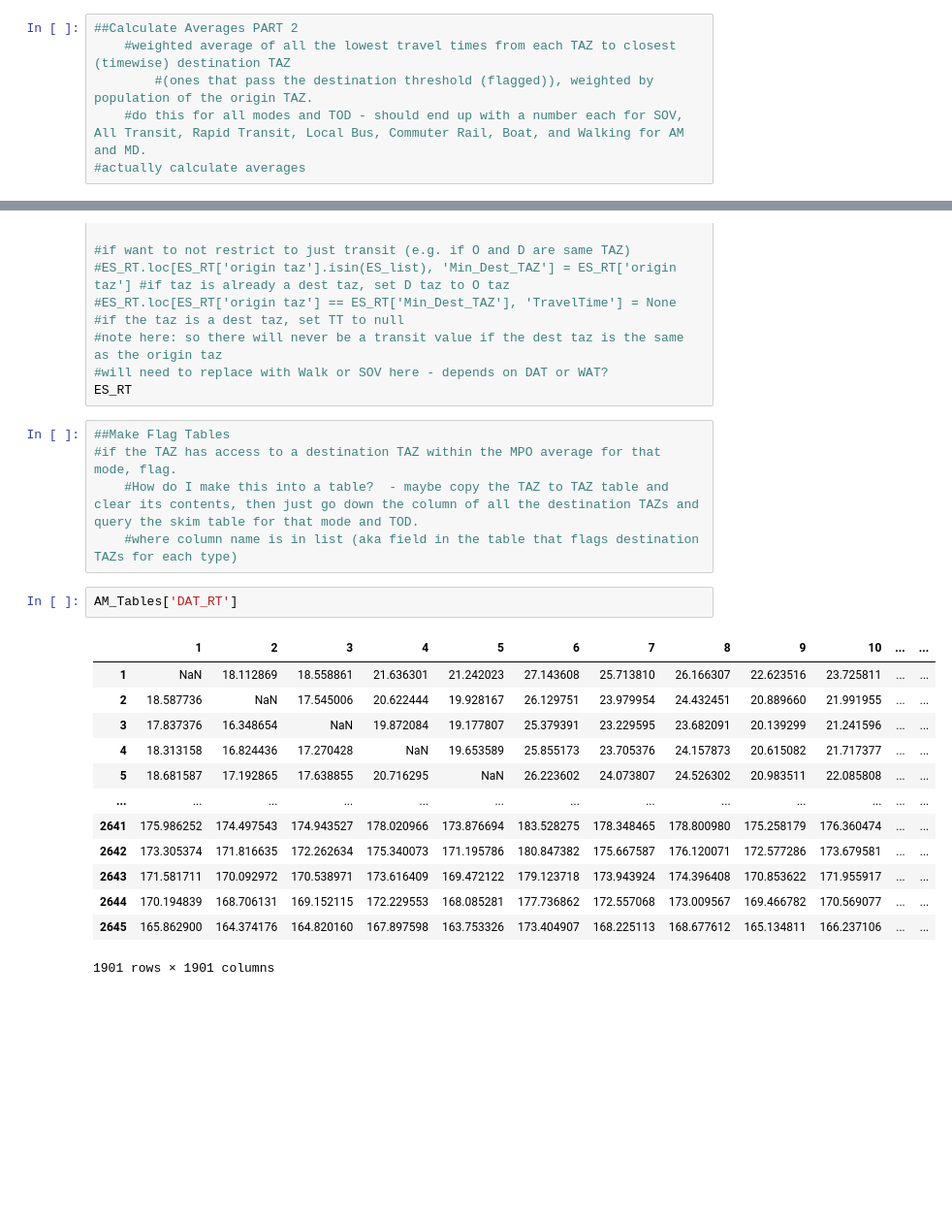
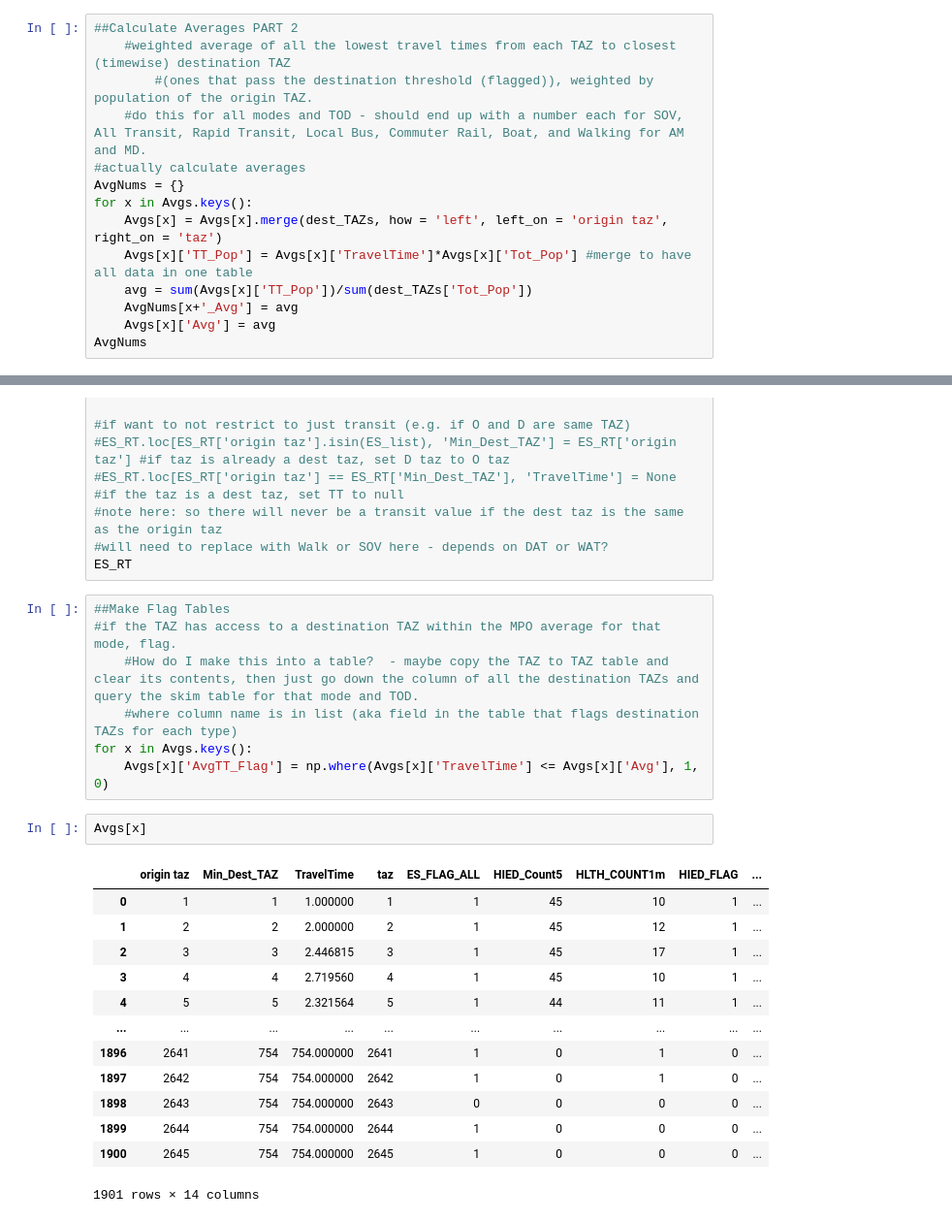
Before and after one commit to mmatkinson7/LRTP_DIDB_AVGTT, a Jupyter notebook: LTRP_DIDB_AVGTT_JULY21.ipynb, the cells around one changed output, grey strips where cells are left out. Shown at 97% size. Drawn from its saved outputs; the diff is of its cells as text; blank space fills up the shorter version.

```diff
--- a/LTRP_DIDB_AVGTT_JULY21.ipynb
+++ b/LTRP_DIDB_AVGTT_JULY21.ipynb
@@ -253,3 +253,11 @@ Avgs['HIED_MD_TR']
         #(ones that pass the destination threshold (flagged)), weighted by population of the origin TAZ.
     #do this for all modes and TOD - should end up with a number each for SOV, All Transit, Rapid Transit, Local Bus, Commuter Rail, Boat, and Walking for AM and MD.
 #actually calculate averages
+AvgNums = {}
+for x in Avgs.keys():
+    Avgs[x] = Avgs[x].merge(dest_TAZs, how = 'left', left_on = 'origin taz', right_on = 'taz')
+    Avgs[x]['TT_Pop'] = Avgs[x]['TravelTime']*Avgs[x]['Tot_Pop'] #merge to have all data in one table
+    avg = sum(Avgs[x]['TT_Pop'])/sum(dest_TAZs['Tot_Pop'])
+    AvgNums[x+'_Avg'] = avg
+    Avgs[x]['Avg'] = avg
+AvgNums
@@ -282,19 +300,21 @@ ES_RT
 #if the TAZ has access to a destination TAZ within the MPO average for that mode, flag.
     #How do I make this into a table?  - maybe copy the TAZ to TAZ table and clear its contents, then just go down the column of all the destination TAZs and query the skim table for that mode and TOD.
     #where column name is in list (aka field in the table that flags destination TAZs for each type)
+for x in Avgs.keys():
+    Avgs[x]['AvgTT_Flag'] = np.where(Avgs[x]['TravelTime'] <= Avgs[x]['Avg'], 1, 0)
 # %%
-AM_Tables['DAT_RT']
+Avgs[x]
 # %% [output]
-|  | 1 | 2 | 3 | 4 | 5 | 6 | 7 | 8 | 9 | 10 | ... | ... |
-| 1 | NaN | 18.112869 | 18.558861 | 21.636301 | 21.242023 | 27.143608 | 25.713810 | 26.166307 | 22.623516 | 23.725811 | ... | ... |
-| 2 | 18.587736 | NaN | 17.545006 | 20.622444 | 19.928167 | 26.129751 | 23.979954 | 24.432451 | 20.889660 | 21.991955 | ... | ... |
-| 3 | 17.837376 | 16.348654 | NaN | 19.872084 | 19.177807 | 25.379391 | 23.229595 | 23.682091 | 20.139299 | 21.241596 | ... | ... |
-| 4 | 18.313158 | 16.824436 | 17.270428 | NaN | 19.653589 | 25.855173 | 23.705376 | 24.157873 | 20.615082 | 21.717377 | ... | ... |
-| 5 | 18.681587 | 17.192865 | 17.638855 | 20.716295 | NaN | 26.223602 | 24.073807 | 24.526302 | 20.983511 | 22.085808 | ... | ... |
-| ... | ... | ... | ... | ... | ... | ... | ... | ... | ... | ... | ... | ... |
-| 2641 | 175.986252 | 174.497543 | 174.943527 | 178.020966 | 173.876694 | 183.528275 | 178.348465 | 178.800980 | 175.258179 | 176.360474 | ... | ... |
-| 2642 | 173.305374 | 171.816635 | 172.262634 | 175.340073 | 171.195786 | 180.847382 | 175.667587 | 176.120071 | 172.577286 | 173.679581 | ... | ... |
-| 2643 | 171.581711 | 170.092972 | 170.538971 | 173.616409 | 169.472122 | 179.123718 | 173.943924 | 174.396408 | 170.853622 | 171.955917 | ... | ... |
-| 2644 | 170.194839 | 168.706131 | 169.152115 | 172.229553 | 168.085281 | 177.736862 | 172.557068 | 173.009567 | 169.466782 | 170.569077 | ... | ... |
-| 2645 | 165.862900 | 164.374176 | 164.820160 | 167.897598 | 163.753326 | 173.404907 | 168.225113 | 168.677612 | 165.134811 | 166.237106 | ... | ... |
+|  | origin taz | Min_Dest_TAZ | TravelTime | taz | ES_FLAG_ALL | HIED_Count5 | HLTH_COUNT1m | HIED_FLAG | ... |
+| 0 | 1 | 1 | 1.000000 | 1 | 1 | 45 | 10 | 1 | ... |
+| 1 | 2 | 2 | 2.000000 | 2 | 1 | 45 | 12 | 1 | ... |
+| 2 | 3 | 3 | 2.446815 | 3 | 1 | 45 | 17 | 1 | ... |
+| 3 | 4 | 4 | 2.719560 | 4 | 1 | 45 | 10 | 1 | ... |
+| 4 | 5 | 5 | 2.321564 | 5 | 1 | 44 | 11 | 1 | ... |
+| ... | ... | ... | ... | ... | ... | ... | ... | ... | ... |
+| 1896 | 2641 | 754 | 754.000000 | 2641 | 1 | 0 | 1 | 0 | ... |
+| 1897 | 2642 | 754 | 754.000000 | 2642 | 1 | 0 | 1 | 0 | ... |
+| 1898 | 2643 | 754 | 754.000000 | 2643 | 0 | 0 | 0 | 0 | ... |
+| 1899 | 2644 | 754 | 754.000000 | 2644 | 1 | 0 | 0 | 0 | ... |
+| 1900 | 2645 | 754 | 754.000000 | 2645 | 1 | 0 | 0 | 0 | ... |
-1901 rows × 1901 columns
+1901 rows × 14 columns
```
Also changed, not shown: parts of 2 cells of this notebook.
